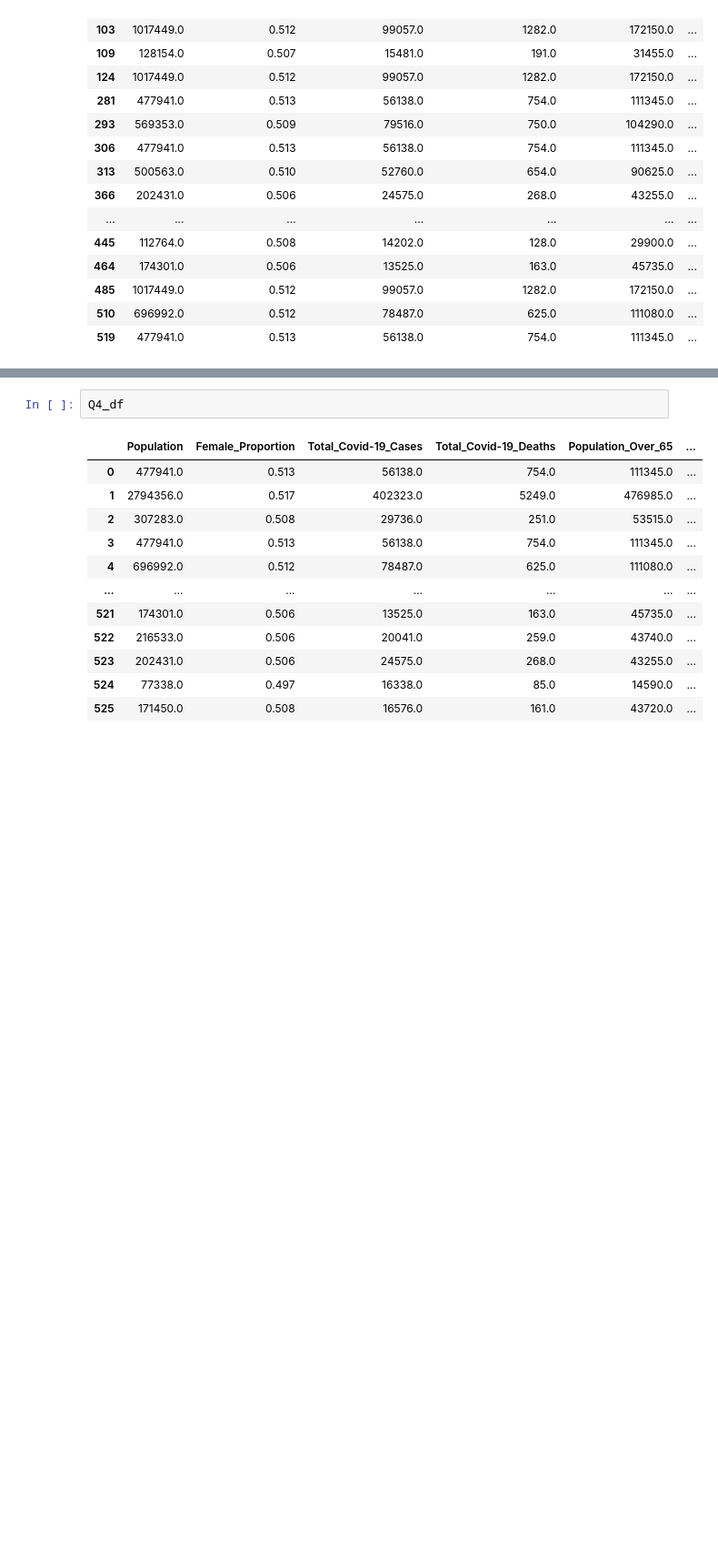
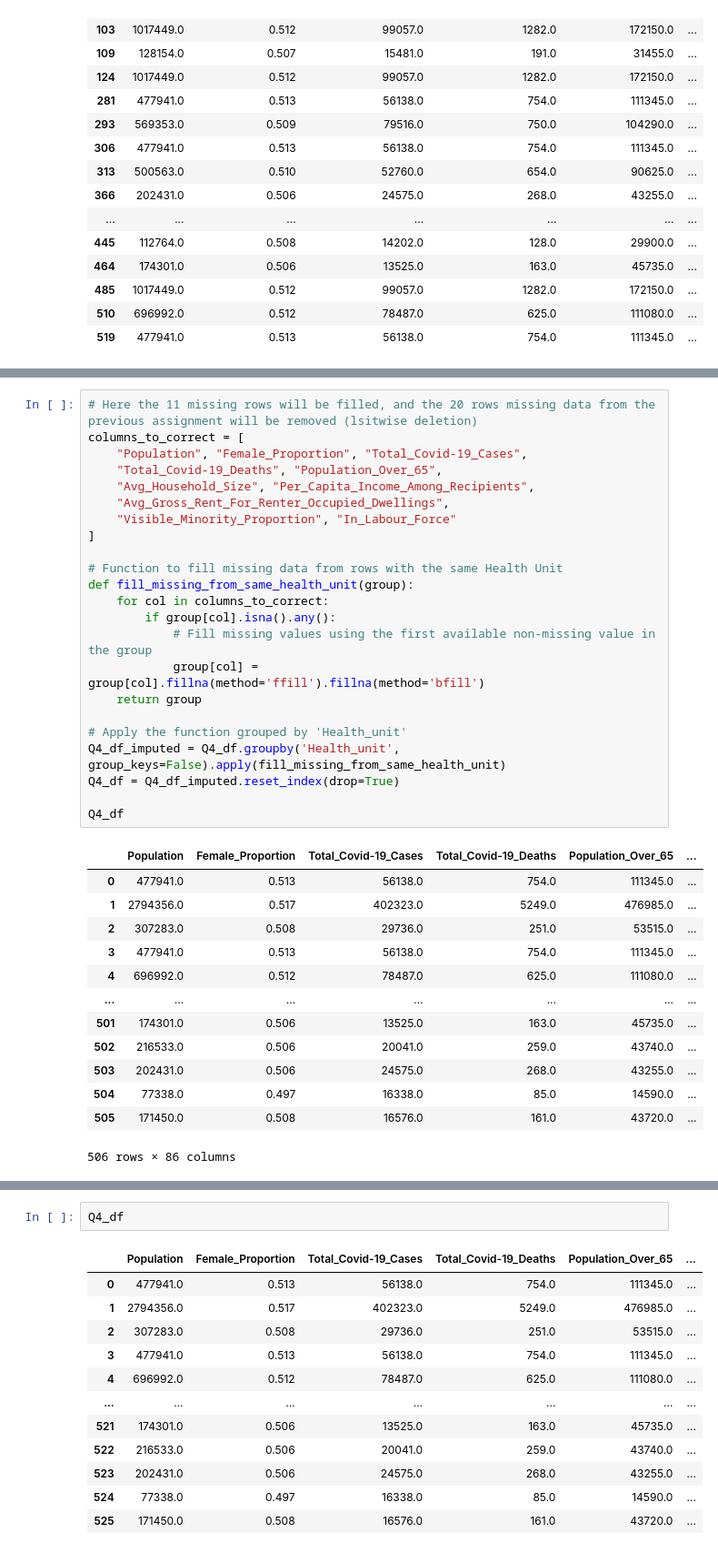
Before and after one commit to Alexander-Gebreamlak/COVID-19-Mortality-in-Ontario-Nursing-Homes, a Jupyter notebook: Covid-19 Ontario Mortality Nursing Home Analysis.ipynb, the cells around one changed output, grey strips where cells are left out. Shown at 91% size. Cells and saved outputs as stored; diff of their text form; blank space fills up the shorter version.

```diff
--- a/Covid-19 Ontario Mortality Nursing Home Analysis.ipynb
+++ b/Covid-19 Ontario Mortality Nursing Home Analysis.ipynb
@@ -163,0 +170,37 @@ Q4_df = Q4_df.dropna(subset=['THREE_BEDS'])
+# %%
+# Here the 11 missing rows will be filled, and the 20 rows missing data from the previous assignment will be removed (lsitwise deletion)
+columns_to_correct = [
+    "Population", "Female_Proportion", "Total_Covid-19_Cases",
+    "Total_Covid-19_Deaths", "Population_Over_65",
+    "Avg_Household_Size", "Per_Capita_Income_Among_Recipients",
+    "Avg_Gross_Rent_For_Renter_Occupied_Dwellings",
+    "Visible_Minority_Proportion", "In_Labour_Force"
+]
+
+# Function to fill missing data from rows with the same Health Unit
+def fill_missing_from_same_health_unit(group):
+    for col in columns_to_correct:
+        if group[col].isna().any():
+            # Fill missing values using the first available non-missing value in the group
+            group[col] = group[col].fillna(method='ffill').fillna(method='bfill')
+    return group
+
+# Apply the function grouped by 'Health_unit'
+Q4_df_imputed = Q4_df.groupby('Health_unit', group_keys=False).apply(fill_missing_from_same_health_unit)
+Q4_df = Q4_df_imputed.reset_index(drop=True)
+
+Q4_df
+# %% [output]
+|  | Population | Female_Proportion | Total_Covid-19_Cases | Total_Covid-19_Deaths | Population_Over_65 | ... |
+| 0 | 477941.0 | 0.513 | 56138.0 | 754.0 | 111345.0 | ... |
+| 1 | 2794356.0 | 0.517 | 402323.0 | 5249.0 | 476985.0 | ... |
+| 2 | 307283.0 | 0.508 | 29736.0 | 251.0 | 53515.0 | ... |
+| 3 | 477941.0 | 0.513 | 56138.0 | 754.0 | 111345.0 | ... |
+| 4 | 696992.0 | 0.512 | 78487.0 | 625.0 | 111080.0 | ... |
+| ... | ... | ... | ... | ... | ... | ... |
+| 501 | 174301.0 | 0.506 | 13525.0 | 163.0 | 45735.0 | ... |
+| 502 | 216533.0 | 0.506 | 20041.0 | 259.0 | 43740.0 | ... |
+| 503 | 202431.0 | 0.506 | 24575.0 | 268.0 | 43255.0 | ... |
+| 504 | 77338.0 | 0.497 | 16338.0 | 85.0 | 14590.0 | ... |
+| 505 | 171450.0 | 0.508 | 16576.0 | 161.0 | 43720.0 | ... |
+506 rows × 86 columns
```
Also changed, not shown: parts of 18 cells of this notebook.
